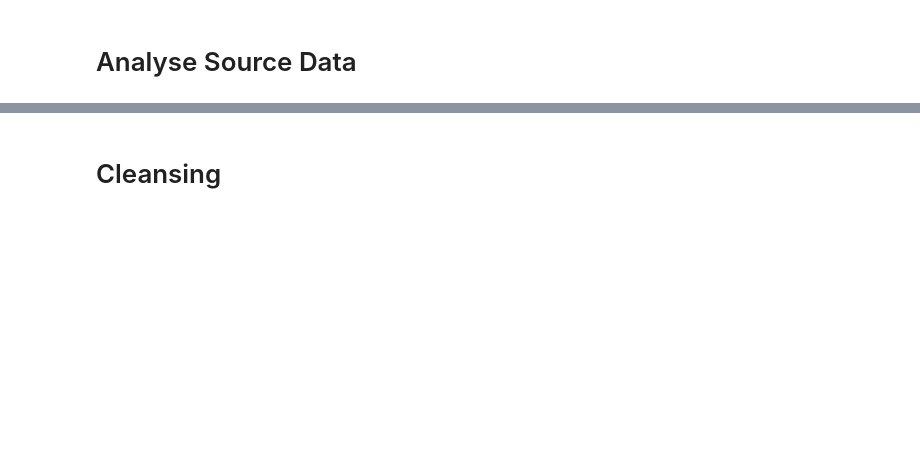
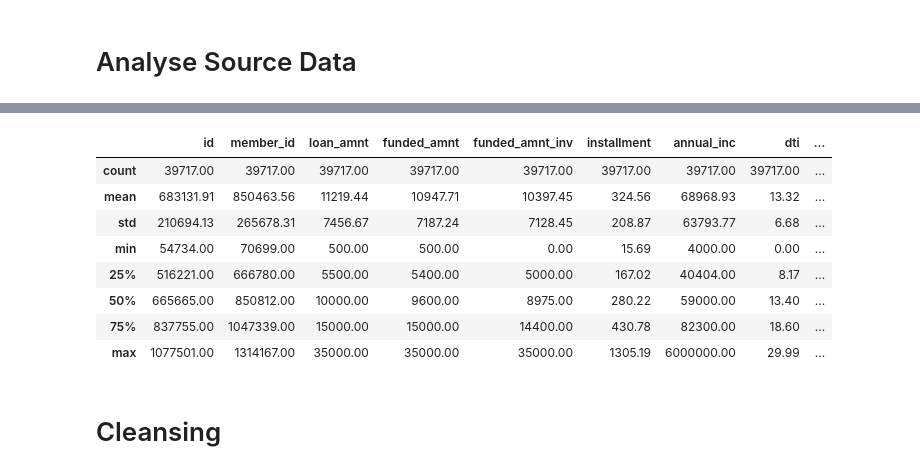
Before and after one commit to chitra-psg/lending-club, a Jupyter notebook: customer_loan_profile_analysis.ipynb, the cells around one changed output, grey strips where cells are left out. Drawn from its saved outputs; the diff is of its cells as text; code cells hidden in the pictures; blank space fills up the shorter version.

```diff
--- a/customer_loan_profile_analysis.ipynb
+++ b/customer_loan_profile_analysis.ipynb
@@ -24,2 +83,15 @@ df_loan
+# %%
+pd.options.display.float_format = '{:.2f}'.format
+df_loan.describe()
+# %% [output]
+|  | id | member_id | loan_amnt | funded_amnt | funded_amnt_inv | installment | annual_inc | dti | ... |
+| count | 39717.00 | 39717.00 | 39717.00 | 39717.00 | 39717.00 | 39717.00 | 39717.00 | 39717.00 | ... |
+| mean | 683131.91 | 850463.56 | 11219.44 | 10947.71 | 10397.45 | 324.56 | 68968.93 | 13.32 | ... |
+| std | 210694.13 | 265678.31 | 7456.67 | 7187.24 | 7128.45 | 208.87 | 63793.77 | 6.68 | ... |
+| min | 54734.00 | 70699.00 | 500.00 | 500.00 | 0.00 | 15.69 | 4000.00 | 0.00 | ... |
+| 25% | 516221.00 | 666780.00 | 5500.00 | 5400.00 | 5000.00 | 167.02 | 40404.00 | 8.17 | ... |
+| 50% | 665665.00 | 850812.00 | 10000.00 | 9600.00 | 8975.00 | 280.22 | 59000.00 | 13.40 | ... |
+| 75% | 837755.00 | 1047339.00 | 15000.00 | 15000.00 | 14400.00 | 430.78 | 82300.00 | 18.60 | ... |
+| max | 1077501.00 | 1314167.00 | 35000.00 | 35000.00 | 35000.00 | 1305.19 | 6000000.00 | 29.99 | ... |
 # %% [markdown]
 # Cleansing
```
Also changed, not shown: parts of 7 cells of this notebook.
